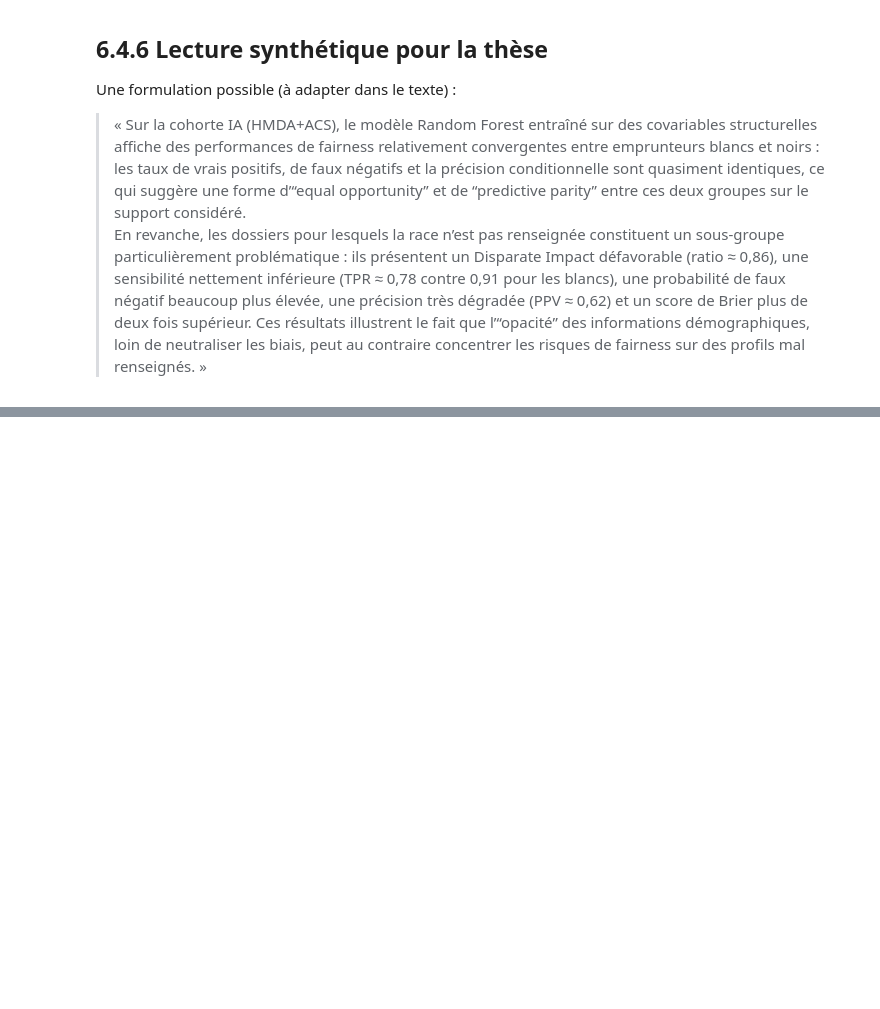
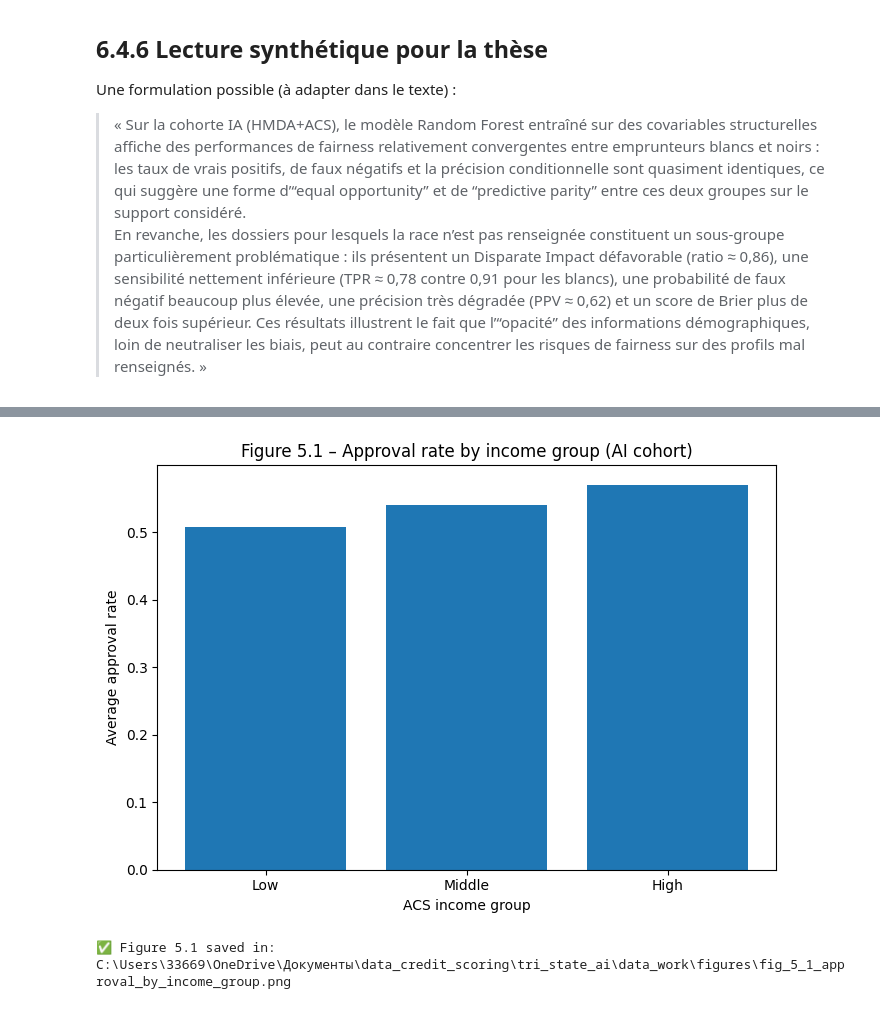
Before and after one commit to Yannick-Tape/data_credit_scoring, a Jupyter notebook: Final_notebook_M_Napo.ipynb, the cells around one changed output, grey strips where cells are left out. Cells and saved outputs as stored; diff of their text form; code cells hidden in the pictures; blank space fills up the shorter version.

```diff
--- a/Final_notebook_M_Napo.ipynb
+++ b/Final_notebook_M_Napo.ipynb
@@ -5389,0 +5666,37 @@ Une formulation possible (à adapter dans le texte) :
+# %%
+# %% [code]
+"""
+Figure 5.1 – Taux d’approbation par groupe de revenu ACS (cohorte IA)
+➡️ Nécessite le Bloc 0 (hmda_acs_ia avec income_group & approved).
+"""
+
+if "hmda_acs_ia" not in globals():
+    raise RuntimeError("Exécute d'abord le Bloc 0 (préparation IA).")
+
+if "income_group" not in hmda_acs_ia.columns:
+    raise ValueError("La colonne 'income_group' est absente de hmda_acs_ia.")
+
+df_income = hmda_acs_ia.dropna(subset=["income_group", "approved"]).copy()
+df_income["approved"] = df_income["approved"].astype(int)
+
+order_income = ["Low", "Middle", "High"]
+group_rates = (
+    df_income.groupby("income_group")["approved"]
+    .mean()
+    .reindex(order_income)
+)
+
+plt.figure(figsize=(7, 5))
+plt.bar(group_rates.index, group_rates.values)
+plt.ylabel("Average approval rate")
+plt.xlabel("ACS income group")
+plt.title("Figure 5.1 – Approval rate by income group (AI cohort)")
+plt.tight_layout()
+
+fig_5_1_path = os.path.join(FIG_DIR, "fig_5_1_approval_by_income_group.png")
+plt.savefig(fig_5_1_path, dpi=300, bbox_inches="tight")
+plt.show()
+print("✅ Figure 5.1 saved in:", fig_5_1_path)
+# %% [output]
+[figure, added]
+✅ Figure 5.1 saved in: C:\Users\33669\OneDrive\Документы\data_credit_scoring\tri_state_ai\data_work\figures\fig_5_1_approval_by_income_group.png
```
Also changed, not shown: parts of 10 cells of this notebook.
